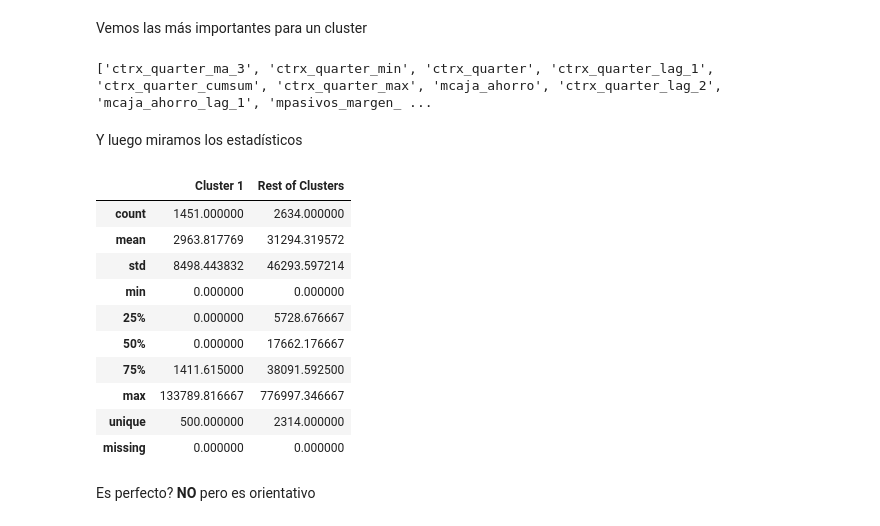
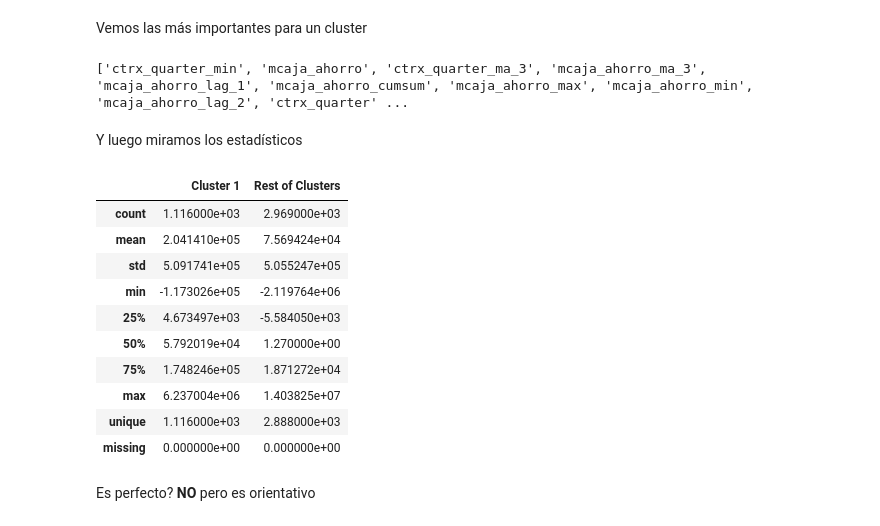
Before and after one commit to facusm/proyecto_churn_machine_learning, a Jupyter notebook: notebooks/segmentacion.ipynb, the cells around one changed output. Cells and saved outputs as stored; diff of their text form; code cells hidden in the pictures.

```diff
--- a/notebooks/segmentacion.ipynb
+++ b/notebooks/segmentacion.ipynb
@@ -174,38 +178,12 @@ plt.show()
 # %% [markdown]
 Vamos a partir de este embedding para segmentar a los clientes. Puede utilizar cualquier técnica, los datos ya son simples para cualquier algoritmo. Utilizaremos uno bastante estandar
 # %%
-import numpy as np
-import matplotlib.pyplot as plt
 from sklearn.cluster import KMeans
-from sklearn.metrics import silhouette_score
 
-# rango de k a evaluar
-K_range = range(2, 20)
-
-silhouette_scores = []
-
-for k in K_range:
-    kmeans = KMeans(n_clusters=k, random_state=semilla, n_init=10)
-    clusters = kmeans.fit_predict(embedding_rf)
-    score = silhouette_score(embedding_rf, clusters)
-    silhouette_scores.append(score)
-
-# elegir k óptimo
-k_opt = K_range[np.argmax(silhouette_scores)]
-print(f"K óptimo según silhouette: {k_opt}")
-
-# entrenar con el k óptimo
-kmeans = KMeans(n_clusters=k_opt, random_state=semilla, n_init=10)
+kmeans = KMeans(n_clusters=5, random_state=17, n_init=10)
 clusters = kmeans.fit_predict(embedding_rf)
 
-# graficar silhouette vs k
-plt.plot(K_range, silhouette_scores, marker='o')
-plt.xlabel("Número de clusters (k)")
-plt.ylabel("Silhouette score")
-plt.title("Selección de k con Silhouette")
-plt.show()
 
-# graficar clusters en el embedding
 plt.figure(figsize=(10, 8))
 plt.scatter(embedding_rf[:, 0], embedding_rf[:, 1], c=clusters, cmap='viridis')
 plt.colorbar(label='Cluster')
@@ -365,25 +443,25 @@ Training model for Cluster 2 vs. Rest...
 # %% [markdown]
 Vemos las más importantes para un cluster
 # %%
-print(important_features_by_cluster[1])
+print(important_features_by_cluster[0])
 # %% [output]
-['ctrx_quarter_ma_3', 'ctrx_quarter_min', 'ctrx_quarter', 'ctrx_quarter_lag_1', 'ctrx_quarter_cumsum', 'ctrx_quarter_max', 'mcaja_ahorro', 'ctrx_quarter_lag_2', 'mcaja_ahorro_lag_1', 'mpasivos_margen_ ...
+['ctrx_quarter_min', 'mcaja_ahorro', 'ctrx_quarter_ma_3', 'mcaja_ahorro_ma_3', 'mcaja_ahorro_lag_1', 'mcaja_ahorro_cumsum', 'mcaja_ahorro_max', 'mcaja_ahorro_min', 'mcaja_ahorro_lag_2', 'ctrx_quarter' ...
 # %% [markdown]
 Y luego miramos los estadísticos
 # %%
-compare_cluster_stats(Xtrain_rf, clusters, 'mtarjeta_visa_consumo_ma_3', 1)
+compare_cluster_stats(Xtrain_rf, clusters, 'mcuentas_saldo', 1)
 # %% [output]
 |  | Cluster 1 | Rest of Clusters |
-| count | 1451.000000 | 2634.000000 |
-| mean | 2963.817769 | 31294.319572 |
-| std | 8498.443832 | 46293.597214 |
-| min | 0.000000 | 0.000000 |
-| 25% | 0.000000 | 5728.676667 |
-| 50% | 0.000000 | 17662.176667 |
-| 75% | 1411.615000 | 38091.592500 |
-| max | 133789.816667 | 776997.346667 |
-| unique | 500.000000 | 2314.000000 |
-| missing | 0.000000 | 0.000000 |
+| count | 1.116000e+03 | 2.969000e+03 |
+| mean | 2.041410e+05 | 7.569424e+04 |
+| std | 5.091741e+05 | 5.055247e+05 |
+| min | -1.173026e+05 | -2.119764e+06 |
+| 25% | 4.673497e+03 | -5.584050e+03 |
+| 50% | 5.792019e+04 | 1.270000e+00 |
+| 75% | 1.748246e+05 | 1.871272e+04 |
+| max | 6.237004e+06 | 1.403825e+07 |
+| unique | 1.116000e+03 | 2.888000e+03 |
+| missing | 0.000000e+00 | 0.000000e+00 |
 # %% [markdown]
 Es perfecto? **NO** pero es orientativo
 # %% [markdown]
```
Also changed, not shown: parts of 29 cells of this notebook.
